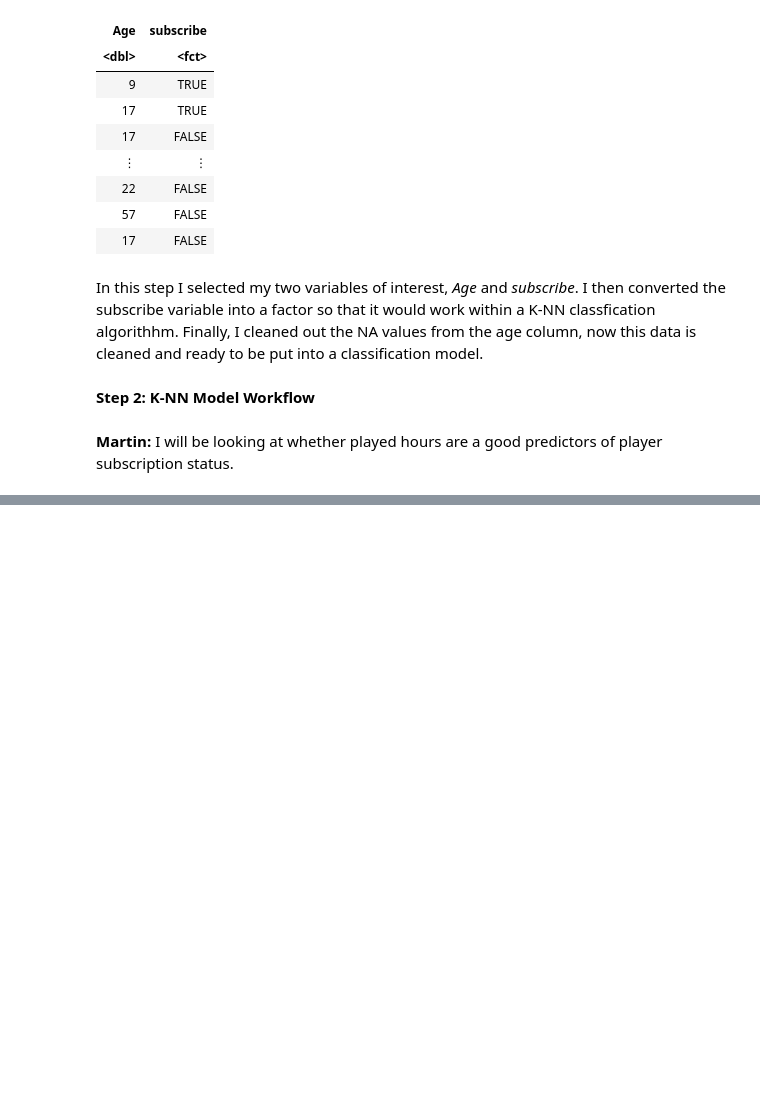
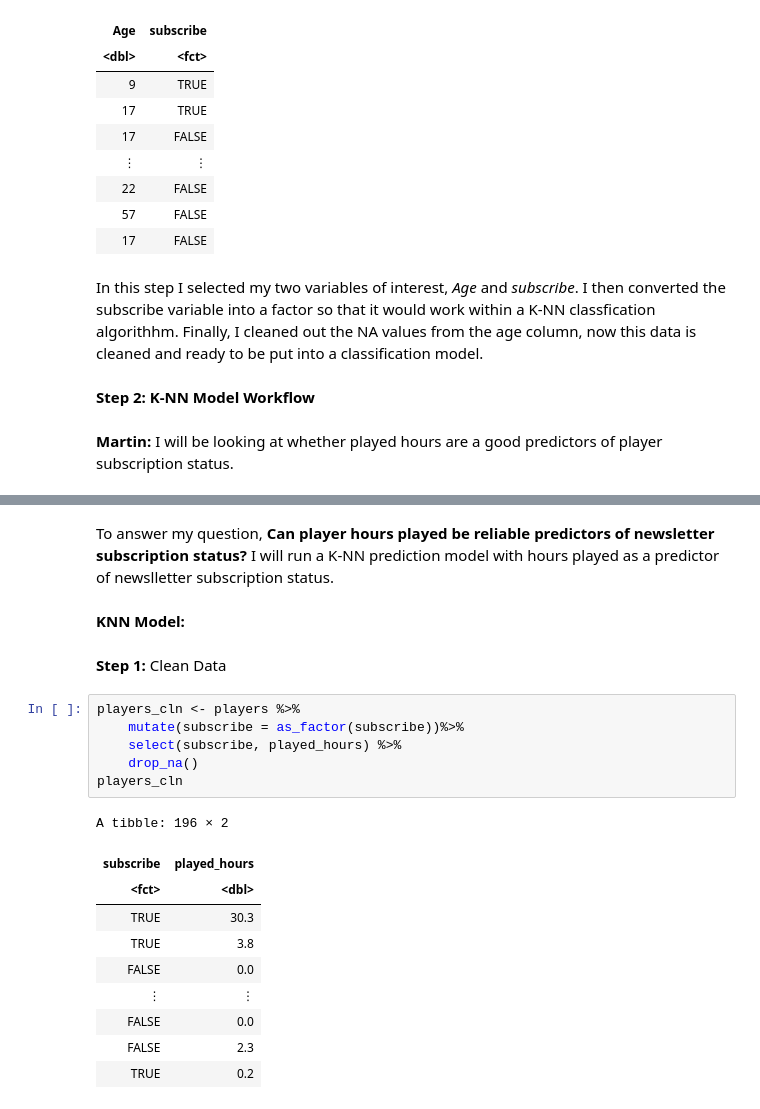
Before and after one commit to Mgonz005/Data-Science-group-project-, a Jupyter notebook: final_project_grp34.ipynb, the cells around one changed output, grey strips where cells are left out. Saved outputs shown, nothing was run; the diff lists cells and outputs as text; blank space fills up the shorter version.

```diff
--- a/final_project_grp34.ipynb
+++ b/final_project_grp34.ipynb
@@ -125,0 +203,23 @@ In this step I selected my two variables of interest, *Age* and *subscribe*. I t
+# %% [markdown]
+To answer my question, **Can player hours played be reliable predictors of newsletter subscription status?** I will run a K-NN prediction model with hours played as a predictor of newslletter subscription status.
+# %% [markdown]
+**KNN Model:**
+# %% [markdown]
+**Step 1:** Clean Data
+# %%
+players_cln <- players %>%
+    mutate(subscribe = as_factor(subscribe))%>%
+    select(subscribe, played_hours) %>%
+    drop_na()
+players_cln
+# %% [output]
+A tibble: 196 × 2
+| subscribe | played_hours |
+| <fct> | <dbl> |
+| TRUE | 30.3 |
+| TRUE | 3.8 |
+| FALSE | 0.0 |
+| ⋮ | ⋮ |
+| FALSE | 0.0 |
+| FALSE | 2.3 |
+| TRUE | 0.2 |
```
Also changed, not shown: parts of 11 cells of this notebook.
